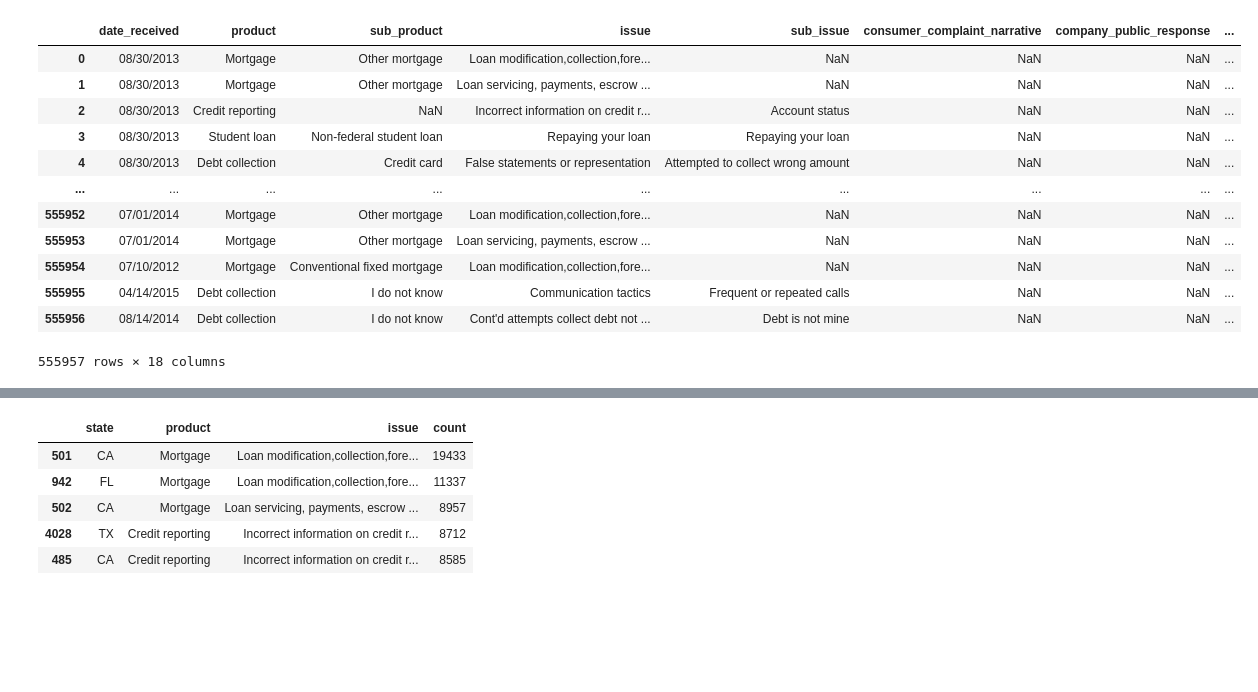
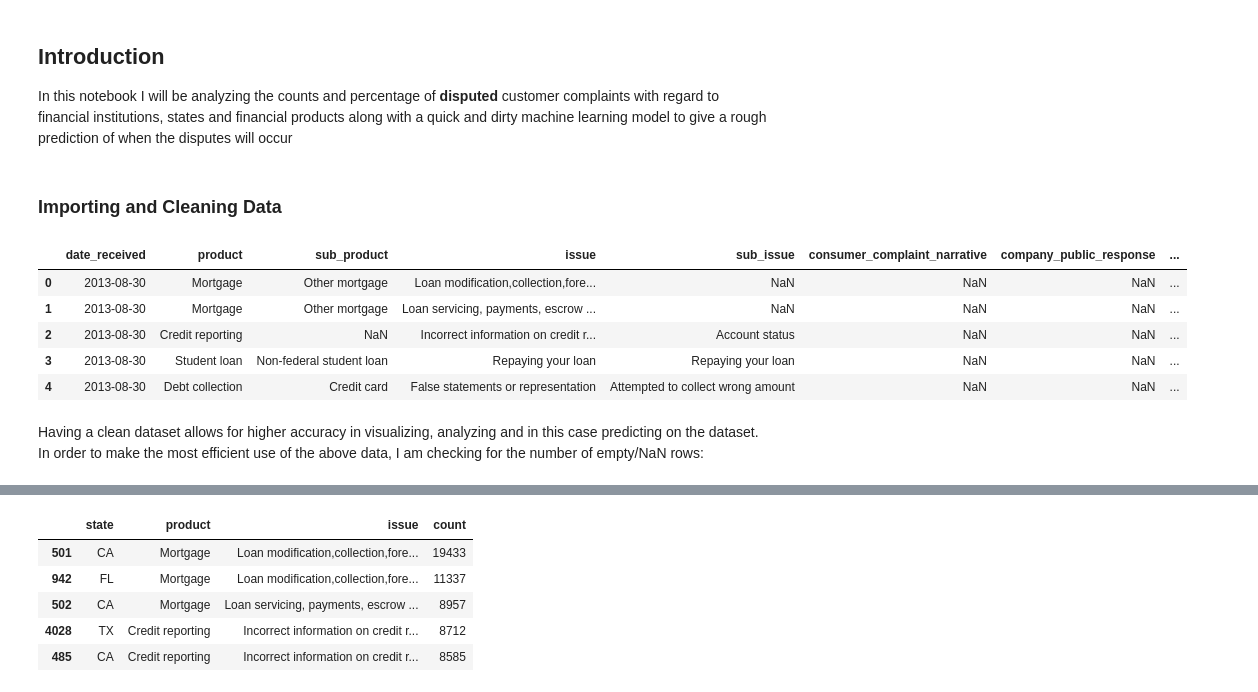
Before and after one commit to quantillinois/data-oa, a Jupyter notebook: consumer_analysis.ipynb, the cells around one changed output, grey strips where cells are left out. Drawn from its saved outputs; the diff is of its cells as text; code cells hidden in the pictures; blank space fills up the shorter version.

Commit message:
Added markdown explanations for notebook, proper cleaning of dataset and modular analysis functions

```diff
--- a/consumer_analysis.ipynb
+++ b/consumer_analysis.ipynb
@@ -4,21 +4,21 @@ import numpy as np
 import matplotlib.pyplot as plt
 import nltk
 %matplotlib inline
+# %% [markdown]
+## Introduction
+In this notebook I will be analyzing the counts and percentage of **disputed** customer complaints with regard to financial institutions, states and financial products along with a quick and dirty machine learning model to give a rough prediction of when the disputes will occur
+# %% [markdown]
+### Importing and Cleaning Data
 # %%
-df = pd.read_csv('consumer_complaints.csv', low_memory=False)
-df
+df = pd.read_csv('consumer_complaints.csv', parse_dates=['date_received', 'date_sent_to_company'], low_memory=False)
+df.head()
 # %% [output]
 |  | date_received | product | sub_product | issue | sub_issue | consumer_complaint_narrative | company_public_response | ... |
-| 0 | 08/30/2013 | Mortgage | Other mortgage | Loan modification,collection,fore... | NaN | NaN | NaN | ... |
-| 1 | 08/30/2013 | Mortgage | Other mortgage | Loan servicing, payments, escrow ... | NaN | NaN | NaN | ... |
-| 2 | 08/30/2013 | Credit reporting | NaN | Incorrect information on credit r... | Account status | NaN | NaN | ... |
-| 3 | 08/30/2013 | Student loan | Non-federal student loan | Repaying your loan | Repaying your loan | NaN | NaN | ... |
-| 4 | 08/30/2013 | Debt collection | Credit card | False statements or representation | Attempted to collect wrong amount | NaN | NaN | ... |
-| ... | ... | ... | ... | ... | ... | ... | ... | ... |
-| 555952 | 07/01/2014 | Mortgage | Other mortgage | Loan modification,collection,fore... | NaN | NaN | NaN | ... |
-| 555953 | 07/01/2014 | Mortgage | Other mortgage | Loan servicing, payments, escrow ... | NaN | NaN | NaN | ... |
-| 555954 | 07/10/2012 | Mortgage | Conventional fixed mortgage | Loan modification,collection,fore... | NaN | NaN | NaN | ... |
-| 555955 | 04/14/2015 | Debt collection | I do not know | Communication tactics | Frequent or repeated calls | NaN | NaN | ... |
-| 555956 | 08/14/2014 | Debt collection | I do not know | Cont'd attempts collect debt not ... | Debt is not mine | NaN | NaN | ... |
+| 0 | 2013-08-30 | Mortgage | Other mortgage | Loan modification,collection,fore... | NaN | NaN | NaN | ... |
+| 1 | 2013-08-30 | Mortgage | Other mortgage | Loan servicing, payments, escrow ... | NaN | NaN | NaN | ... |
+| 2 | 2013-08-30 | Credit reporting | NaN | Incorrect information on credit r... | Account status | NaN | NaN | ... |
+| 3 | 2013-08-30 | Student loan | Non-federal student loan | Repaying your loan | Repaying your loan | NaN | NaN | ... |
+| 4 | 2013-08-30 | Debt collection | Credit card | False statements or representation | Attempted to collect wrong amount | NaN | NaN | ... |
-555957 rows × 18 columns
+# %% [markdown]
+Having a clean dataset allows for higher accuracy in visualizing, analyzing and in this case predicting on the dataset. In order to make the most efficient use of the above data, I am checking for the number of empty/NaN rows:
 # %%
```
Also changed, not shown: parts of 16 cells of this notebook.
